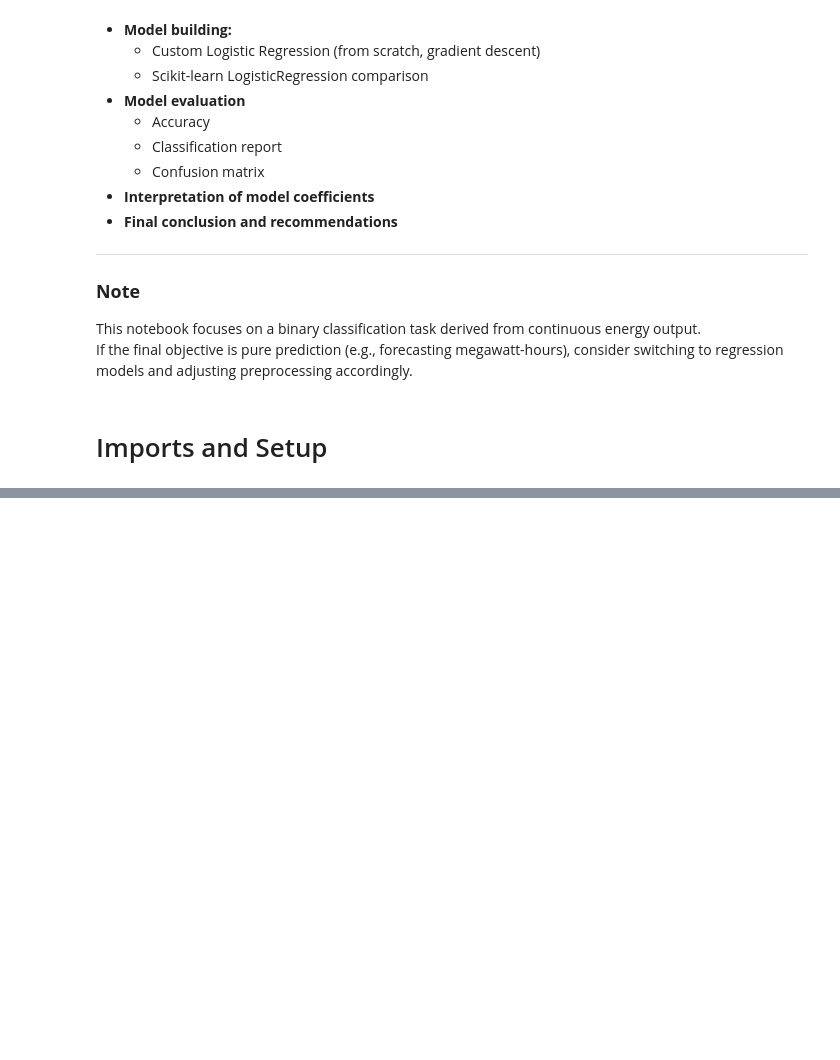
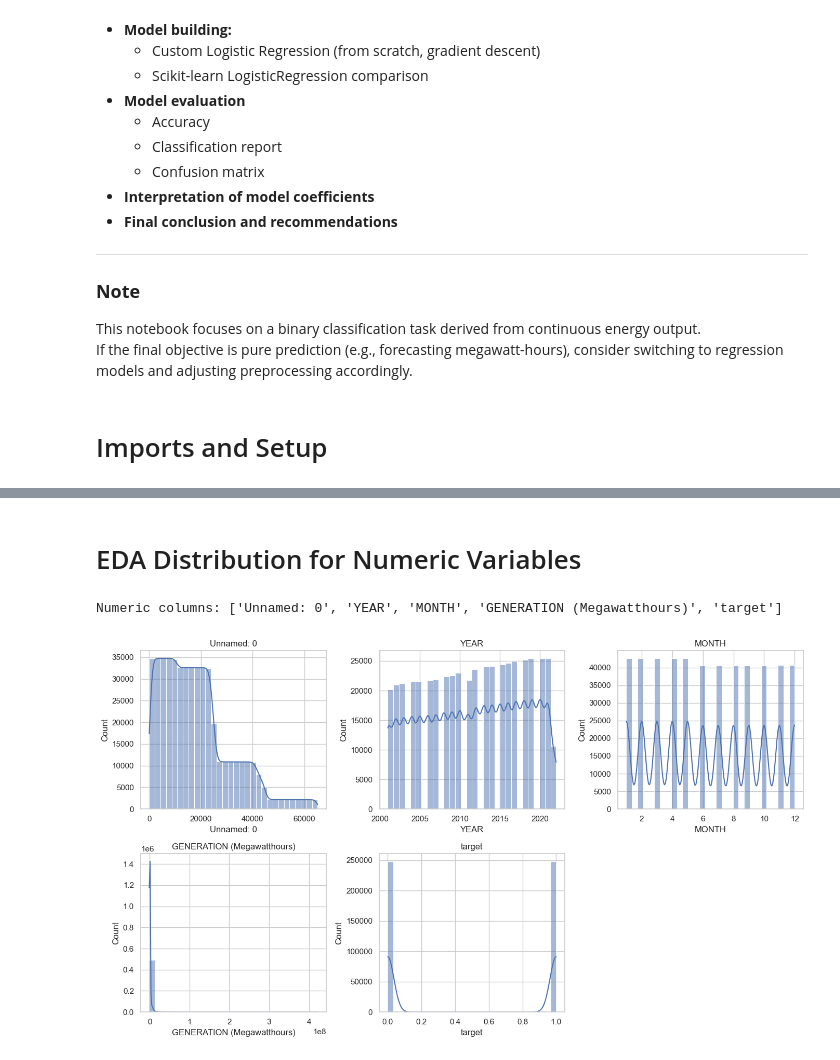
Before and after one commit to mk251-stack/INDE-577-Final-Project, a Jupyter notebook: examples/Supervised_Learning/Logistic_Regression/Logistic_Regression.ipynb, the cells around one changed output, grey strips where cells are left out. Cells and saved outputs as stored; diff of their text form; code cells hidden in the pictures; blank space fills up the shorter version.

```diff
--- a/examples/Supervised_Learning/Logistic_Regression/Logistic_Regression.ipynb
+++ b/examples/Supervised_Learning/Logistic_Regression/Logistic_Regression.ipynb
@@ -85,0 +74,5 @@ accuracy
+# %%
+df = pd.read_csv(DATA_PATH)
+print("Shape:", df.shape)
+print("\nColumns:", list(df.columns))
+df.head()
@@ -85,0 +143,12 @@ accuracy
+# %%
+# Step 5 — Create binary target: HIGH vs LOW generation
+
+GEN_COL = "GENERATION (Megawatthours)"
+
+assert GEN_COL in df.columns, f"{GEN_COL} not found. Check column names."
+
+threshold = df[GEN_COL].median()
+print("Median generation threshold:", threshold)
+
+df["target"] = (df[GEN_COL] > threshold).astype(int)
+df["target"].value_counts(normalize=True)
@@ -85,0 +176,18 @@ accuracy
+# %% [markdown]
+# EDA Distribution for Numeric Variables
+# %%
+# Step 6 — EDA: distributions for numeric variables
+
+num_cols = df.select_dtypes(include=[np.number]).columns.tolist()
+print("Numeric columns:", num_cols)
+
+plt.figure(figsize=(14, 8))
+for i, col in enumerate(num_cols):
+    plt.subplot(int(np.ceil(len(num_cols) / 3)), 3, i + 1)
+    sns.histplot(df[col], kde=True, bins=30)
+    plt.title(col)
+plt.tight_layout()
+plt.show()
+# %% [output]
+Numeric columns: ['Unnamed: 0', 'YEAR', 'MONTH', 'GENERATION (Megawatthours)', 'target']
+[figure, added]
```
Also changed, not shown: parts of 37 cells of this notebook.
